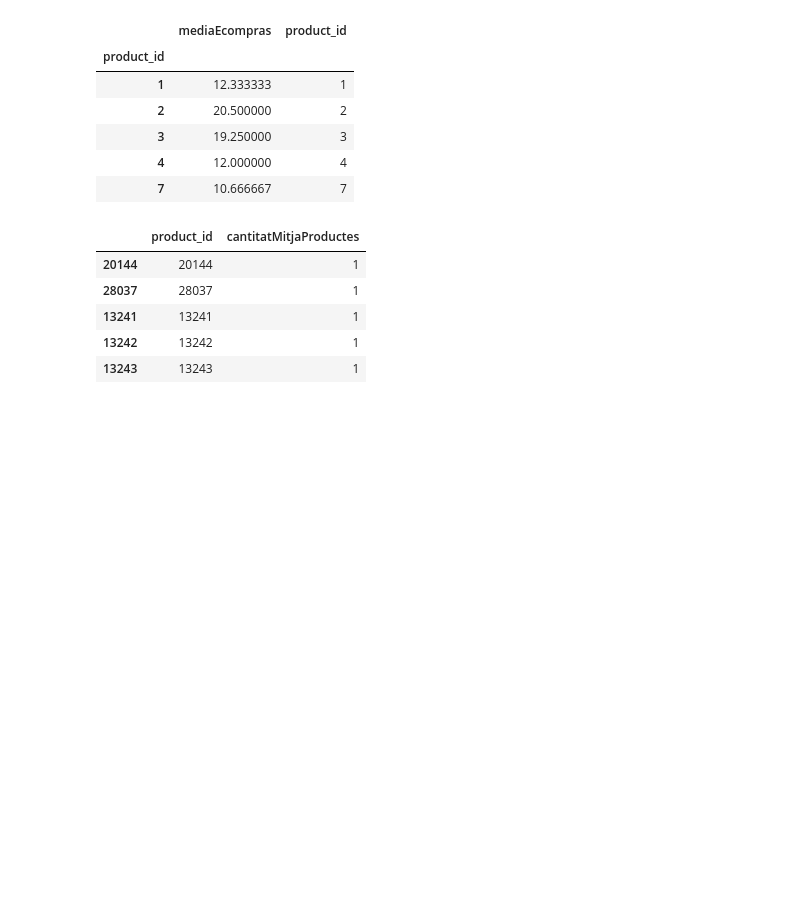
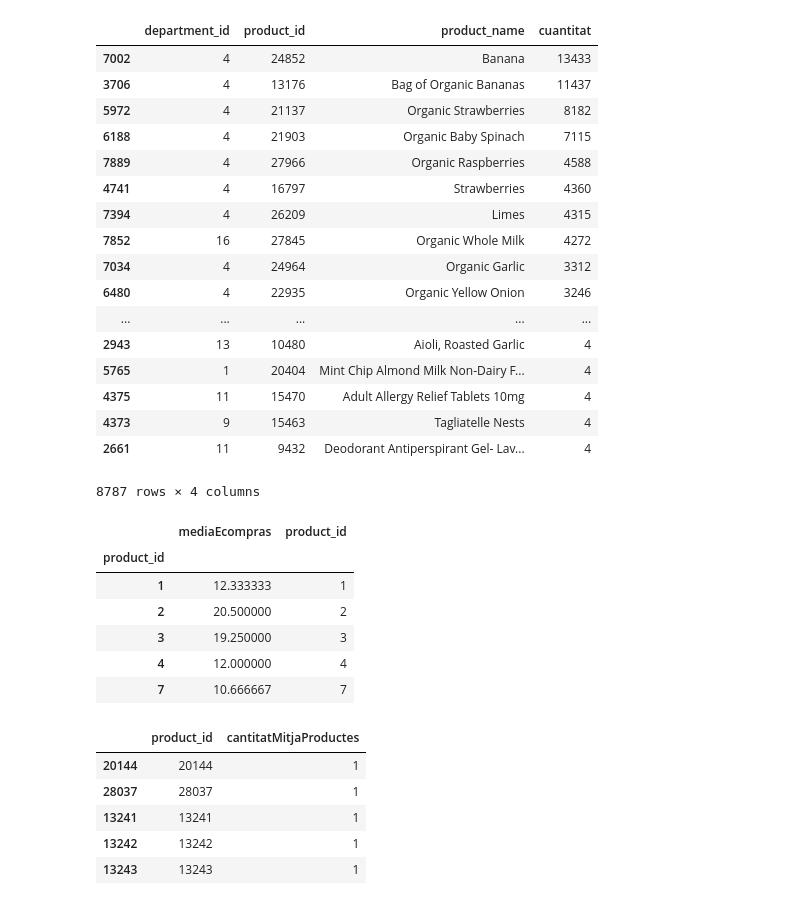
Before and after one commit to JoanSalinas/manducare, a Jupyter notebook: manducareJupyter.ipynb, the cells around one changed output. Drawn from its saved outputs; the diff is of its cells as text; code cells hidden in the pictures; blank space fills up the shorter version.

```diff
--- a/manducareJupyter.ipynb
+++ b/manducareJupyter.ipynb
@@ -18,0 +29,7 @@ products.head()
+# %%
+products.head()
+#departments.head()
+#mergedOrders.head()
+mergedOrders1 = mergedOrders.drop(columns=["Unnamed: 0","reordered","user_id","days_since_prior_order"])#.groupby("product_id").count()
+mergedOrders1 = mergedOrders1.rename(columns={"order_id":"cuantitat"})
+mergedOrders1.head()
@@ -18,0 +43,27 @@ products.head()
+# %%
+
+mergedOrders1 = mergedOrders1.groupby("product_id").count()
+mergedOrders1 = mergedOrders1[mergedOrders1["cuantitat"] > 2]
+dfporductsQuantity = pd.merge(usefullProducts,mergedOrders1, on="product_id")
+dfporductsQuantity = dfporductsQuantity.drop(columns=["Unnamed: 0"])
+dfporductsQuantity = dfporductsQuantity.sort_values("cuantitat", ascending=False)
+dfporductsQuantity
+# %% [output]
+|  | department_id | product_id | product_name | cuantitat |
+| 7002 | 4 | 24852 | Banana | 13433 |
+| 3706 | 4 | 13176 | Bag of Organic Bananas | 11437 |
+| 5972 | 4 | 21137 | Organic Strawberries | 8182 |
+| 6188 | 4 | 21903 | Organic Baby Spinach | 7115 |
+| 7889 | 4 | 27966 | Organic Raspberries | 4588 |
+| 4741 | 4 | 16797 | Strawberries | 4360 |
+| 7394 | 4 | 26209 | Limes | 4315 |
+| 7852 | 16 | 27845 | Organic Whole Milk | 4272 |
+| 7034 | 4 | 24964 | Organic Garlic | 3312 |
+| 6480 | 4 | 22935 | Organic Yellow Onion | 3246 |
+| ... | ... | ... | ... | ... |
+| 2943 | 13 | 10480 | Aioli, Roasted Garlic | 4 |
+| 5765 | 1 | 20404 | Mint Chip Almond Milk Non-Dairy F... | 4 |
+| 4375 | 11 | 15470 | Adult Allergy Relief Tablets 10mg | 4 |
+| 4373 | 9 | 15463 | Tagliatelle Nests | 4 |
+| 2661 | 11 | 9432 | Deodorant Antiperspirant Gel- Lav... | 4 |
+8787 rows × 4 columns
```
Also changed, not shown: parts of 16 cells of this notebook, 1 other file.
